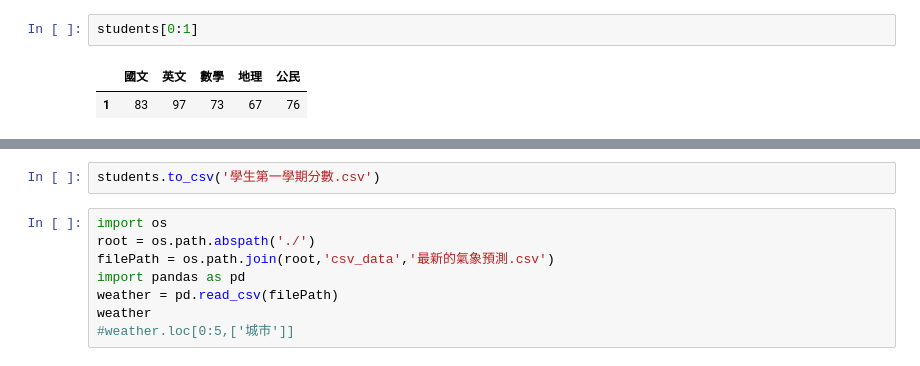
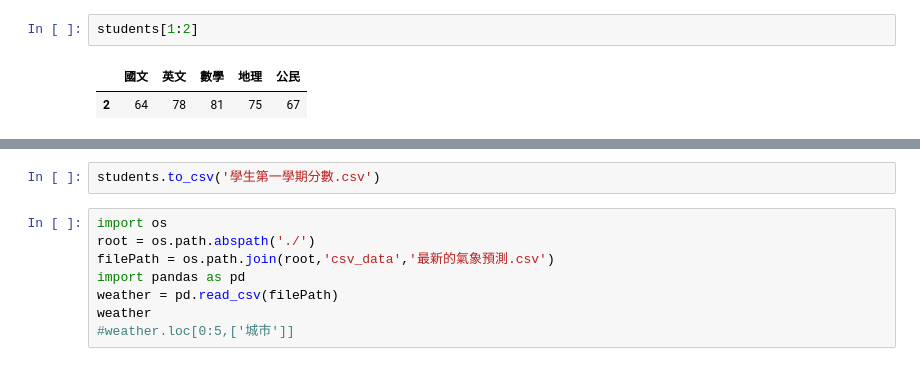
Before and after one commit to lucaswu0306/2023_8_20, a Jupyter notebook: lesson16_3.ipynb, the cells around one changed output, grey strips where cells are left out. Cells and saved outputs as stored; diff of their text form.

```diff
--- a/lesson16_3.ipynb
+++ b/lesson16_3.ipynb
@@ -67,7 +86,7 @@ students[['國文','數學']]#DataFrame
 # %%
-students[0:1]
+students[1:2]
 # %% [output]
 |  | 國文 | 英文 | 數學 | 地理 | 公民 |
-| 1 | 83 | 97 | 73 | 67 | 76 |
+| 2 | 64 | 78 | 81 | 75 | 67 |
 # %%
 #students.loc[index]
```
Also changed, not shown: parts of 15 cells of this notebook, 16 other files.
